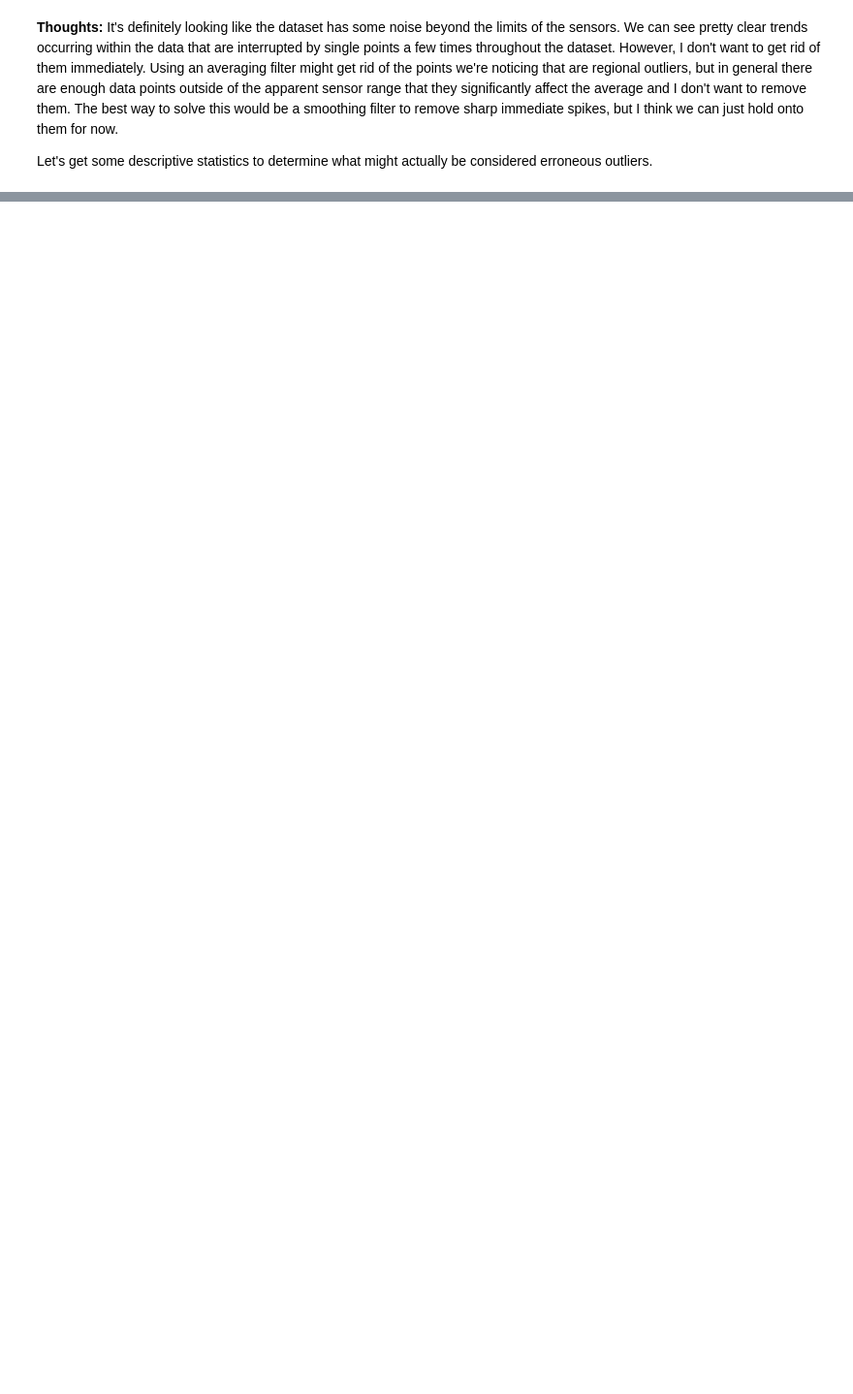
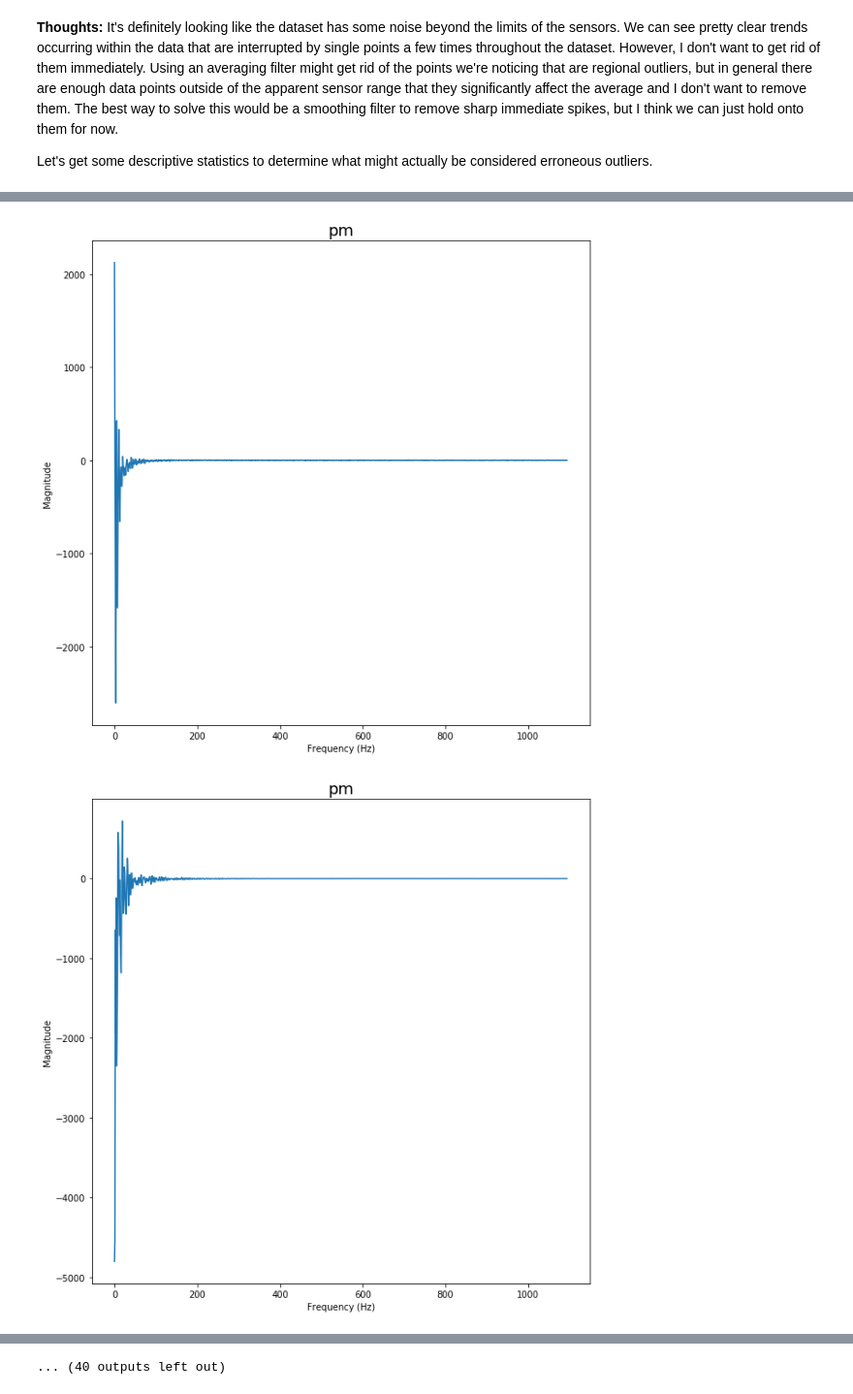
Before and after one commit to mickey-is-codin/data-science, a Jupyter notebook: Kaggle/Motors/EDA.ipynb, the cells around one changed output, grey strips where cells are left out. Shown at 97% size. Drawn from its saved outputs; the diff is of its cells as text; code cells hidden in the pictures; blank space fills up the shorter version.

```diff
--- a/Kaggle/Motors/EDA.ipynb
+++ b/Kaggle/Motors/EDA.ipynb
@@ -267,0 +307,7 @@ Name: 0.99, dtype: float64
+# %%
+target_feature = 'pm'
+for i in range(num_sessions):
+    show_fourier(session_dfs[i], target_feature, 1100)
+# %% [output]
+[figure, added]
+[figure, added]
@@ -267,0 +324 @@ Name: 0.99, dtype: float64
+... (40 outputs left out)
```
Also changed, not shown: parts of 19 cells of this notebook.
